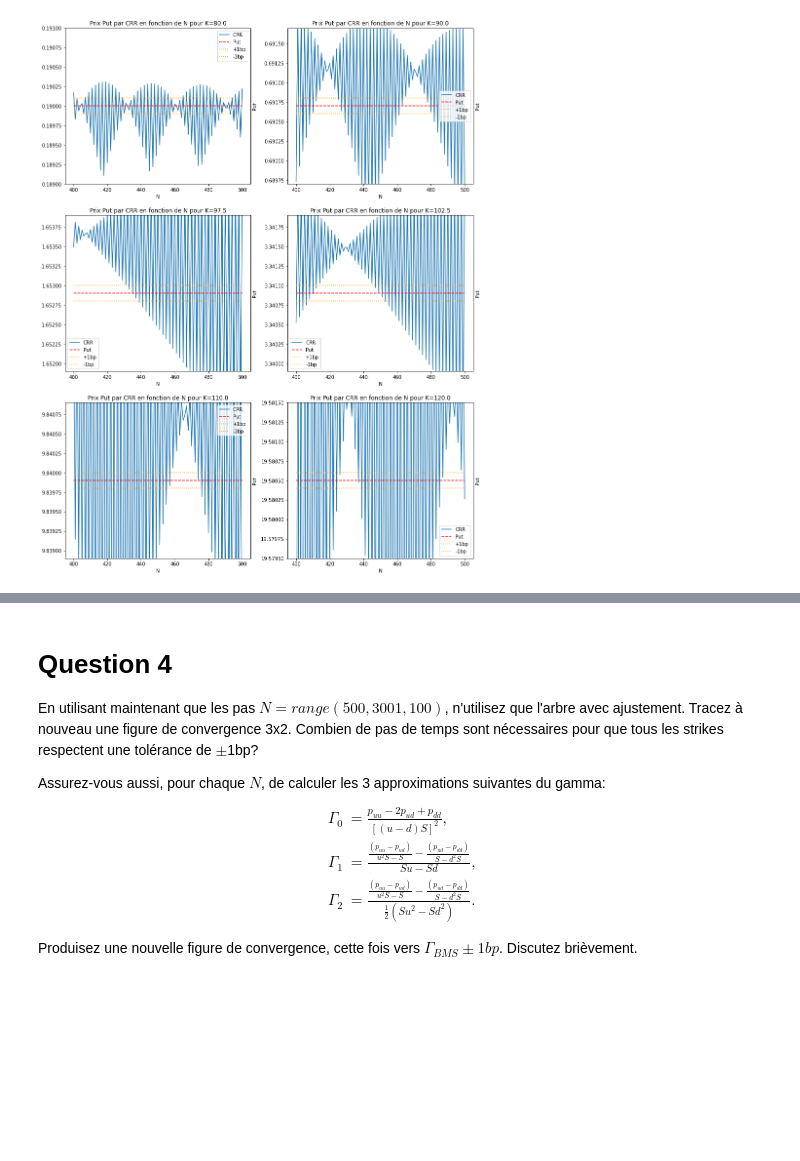
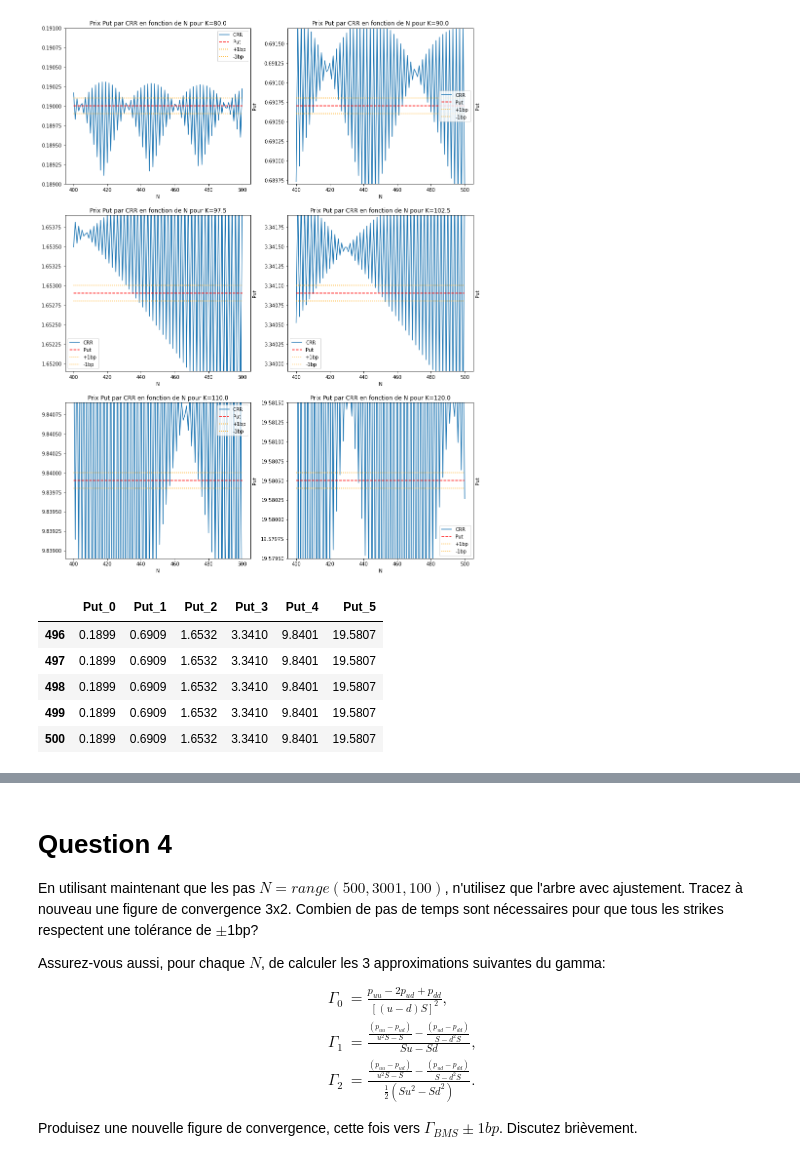
Before and after one commit to Thomas4390/produits_derives, a Jupyter notebook: tp1_11237578.ipynb, the cells around one changed output, grey strips where cells are left out. Drawn from its saved outputs; the diff is of its cells as text; code cells hidden in the pictures; blank space fills up the shorter version.

```diff
--- a/tp1_11237578.ipynb
+++ b/tp1_11237578.ipynb
@@ -175,2 +171,11 @@ plot_crr_tree_puts(S0=S0, K=info['Strike'], T=T, r=r, sigma=results['Sigma'], N_
 # %% [output]
 [figure]
+# %%
+f.compute_crr_tree_puts_adj_df(S0=S0, K=info['Strike'], T=T, r=r, sigma=results['Sigma'], N_range=N_range).tail()
+# %% [output]
+|  | Put_0 | Put_1 | Put_2 | Put_3 | Put_4 | Put_5 |
+| 496 | 0.1899 | 0.6909 | 1.6532 | 3.3410 | 9.8401 | 19.5807 |
+| 497 | 0.1899 | 0.6909 | 1.6532 | 3.3410 | 9.8401 | 19.5807 |
+| 498 | 0.1899 | 0.6909 | 1.6532 | 3.3410 | 9.8401 | 19.5807 |
+| 499 | 0.1899 | 0.6909 | 1.6532 | 3.3410 | 9.8401 | 19.5807 |
+| 500 | 0.1899 | 0.6909 | 1.6532 | 3.3410 | 9.8401 | 19.5807 |
```
Also changed, not shown: parts of 16 cells of this notebook, 1 other file.
